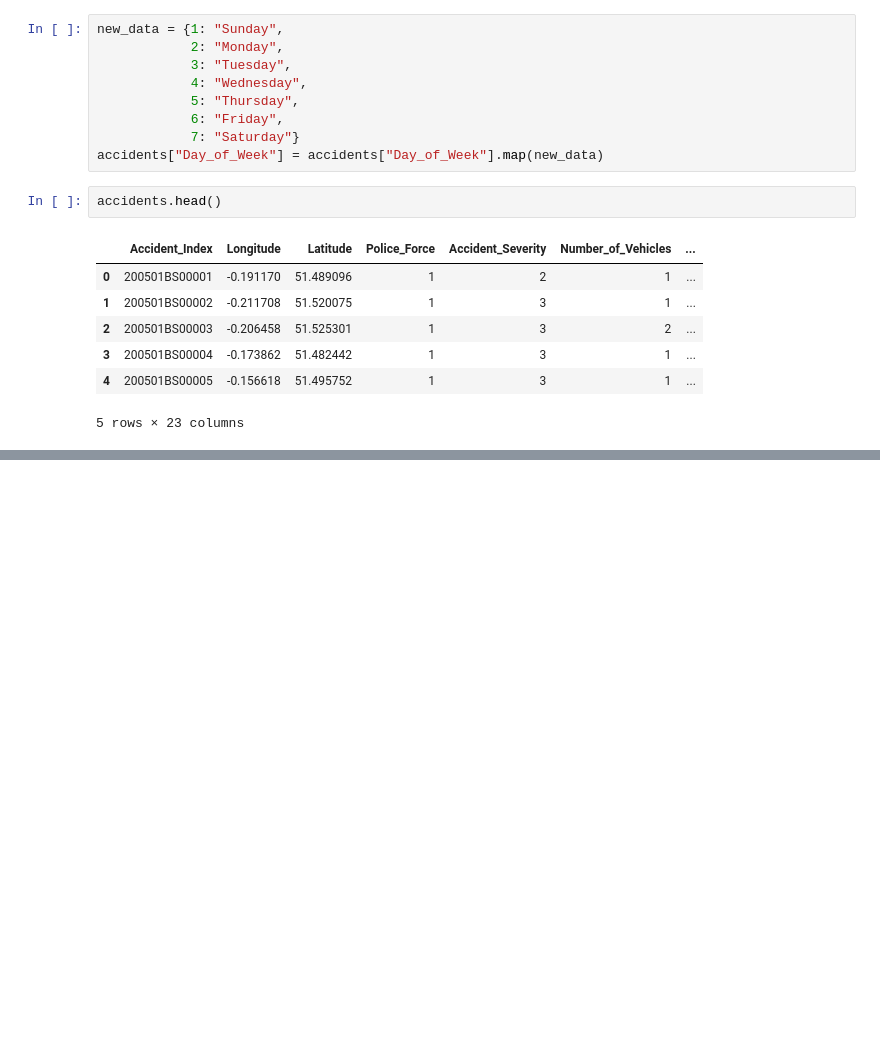
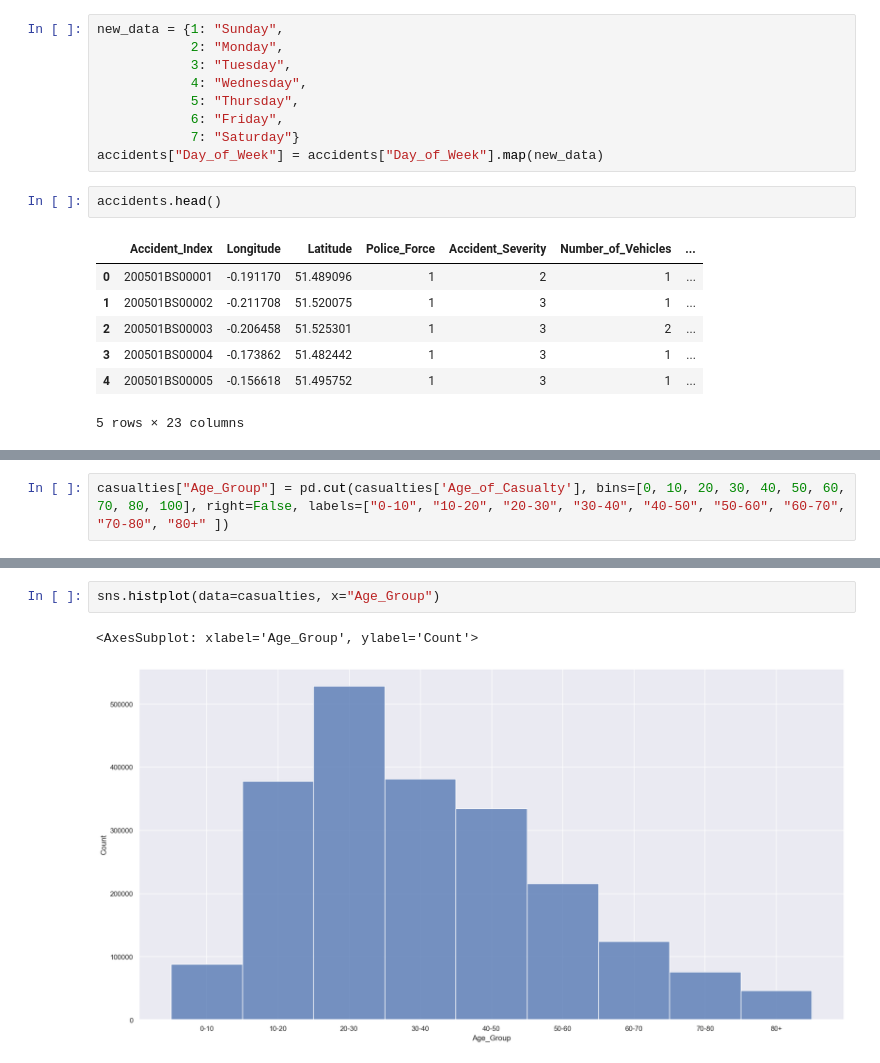
Before and after one commit to mainaliayush/Senior-Project, a Jupyter notebook: src/UK_ACCIDENT_DATA.ipynb, the cells around one changed output, grey strips where cells are left out. Cells and saved outputs as stored; diff of their text form; blank space fills up the shorter version.

```diff
--- a/src/UK_ACCIDENT_DATA.ipynb
+++ b/src/UK_ACCIDENT_DATA.ipynb
@@ -238,0 +292,2 @@ plt.show()
+# %%
+casualties["Age_Group"] = pd.cut(casualties['Age_of_Casualty'], bins=[0, 10, 20, 30, 40, 50, 60, 70, 80, 100], right=False, labels=["0-10", "10-20", "20-30", "30-40", "40-50", "50-60", "60-70", "70-80", "80+" ])
@@ -238,0 +303,5 @@ plt.show()
+# %%
+sns.histplot(data=casualties, x="Age_Group")
+# %% [output]
+<AxesSubplot: xlabel='Age_Group', ylabel='Count'>
+[figure, added]
```
Also changed, not shown: parts of 21 cells of this notebook.
